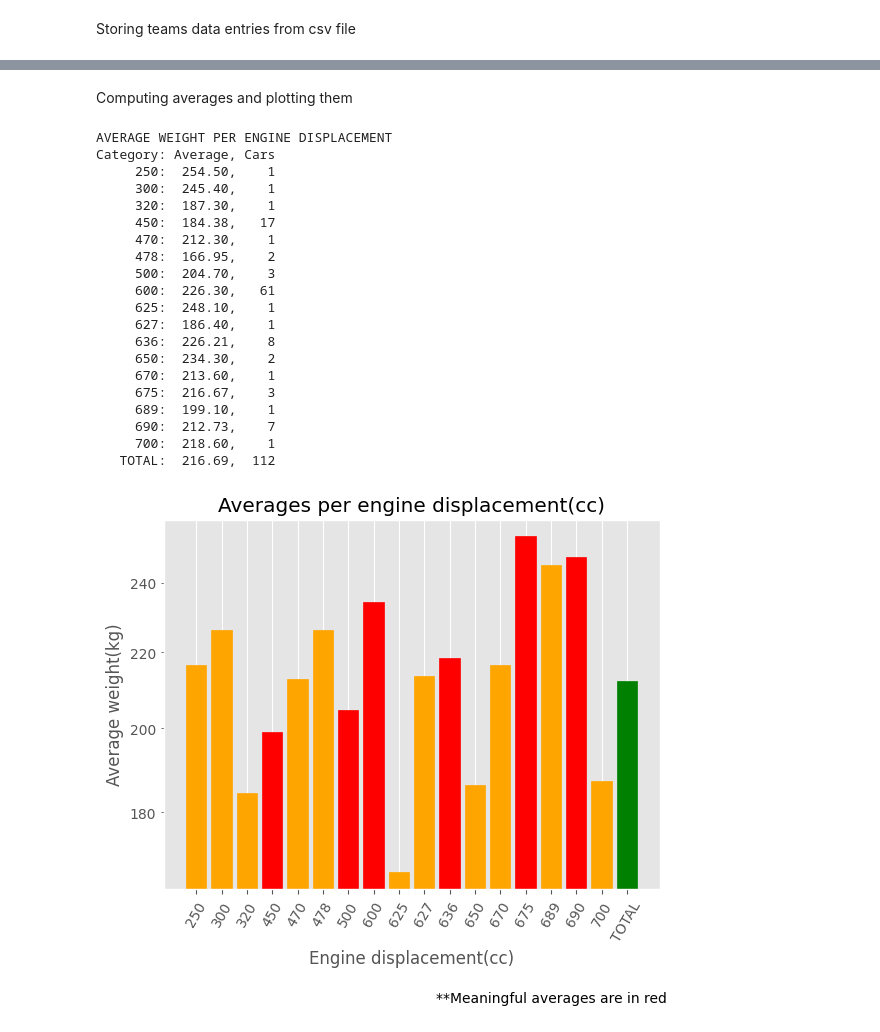
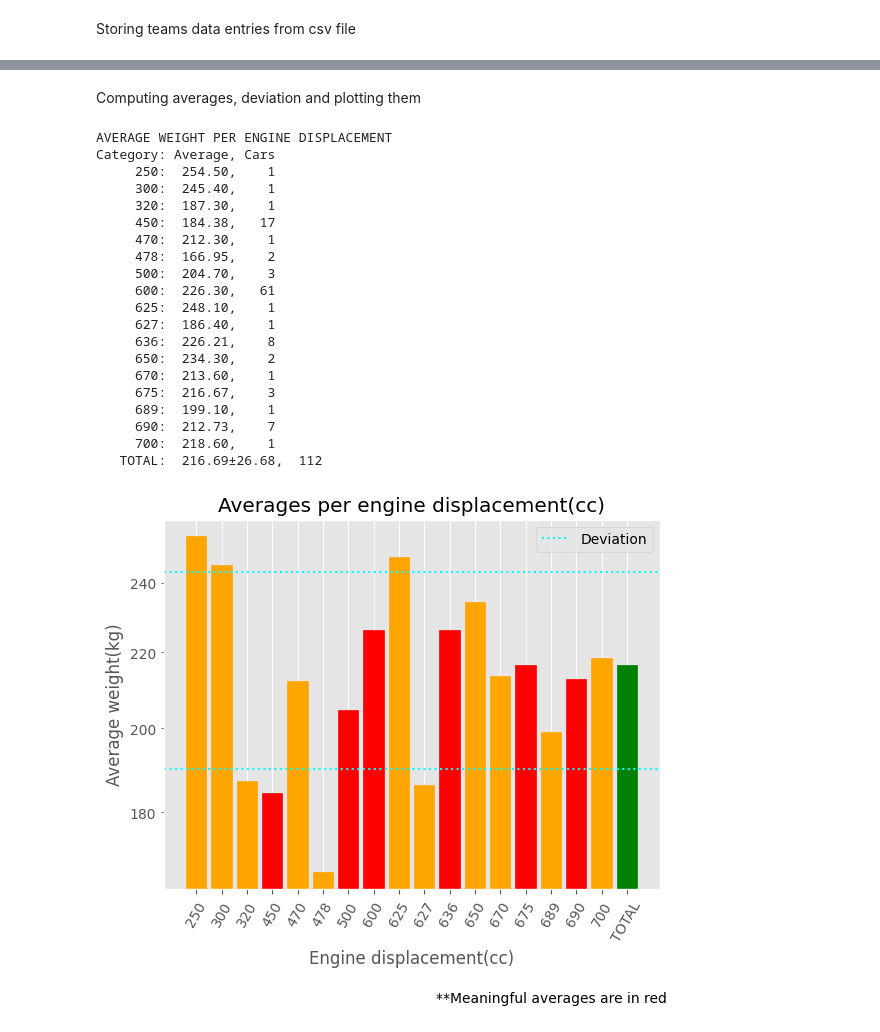
Before and after one commit to HL-2002/Formula-SAE-Data-Analysis, a Jupyter notebook: Analyses/weight analysis.ipynb, the cells around one changed output, grey strips where cells are left out. Drawn from its saved outputs; the diff is of its cells as text; code cells hidden in the pictures.

```diff
--- a/Analyses/weight analysis.ipynb
+++ b/Analyses/weight analysis.ipynb
@@ -47,5 +49,5 @@ for category in entries:
 # %% [markdown]
-Computing averages and plotting them
+Computing averages, deviation and plotting them
 # %%
 # Avrg computing
 averages = dict()
@@ -54,19 +56,31 @@ averages = dict()
 for category in entries:
     averages[category] = (np.mean(entries[category]), len(entries[category]))
 
+# Computing deviation
+s = np.sqrt(np.sum((entries["TOTAL"] - averages["TOTAL"][0])**2)/len(entries["TOTAL"]))
+
 print("AVERAGE WEIGHT PER ENGINE DISPLACEMENT", "Category: Average, Cars ", sep="\n")
 for category in sorted(averages):
-    print(f"{category:>8}: {averages[category][0]:>7.2f}, {averages[category][1]:>4}")
+    if category != "TOTAL":
+        print(f"{category:>8}: {averages[category][0]:>7.2f}, {averages[category][1]:>4}")
+    if category == "TOTAL":
+        print(f"{category:>8}: {averages[category][0]:>7.2f}±{s:.2f}, {averages[category][1]:>4}")
 
 # Plotting
 fig, ax = plt.subplots()
 
+# Clearing invalid data
+# averages = {key: value for key, value in averages.items() if value[1] >= 3}
+
 X = np.arange(len(averages))
-Y = np.array([x[0] for x in averages.values()])
+Y = np.array([averages[category][0] for category in sorted(averages)])
 
 barlist = ax.bar(X, Y)
+plt.axhline(averages["TOTAL"][0]+s, color="cyan", linestyle=":", label="Deviation")
+plt.axhline(averages["TOTAL"][0]-s, color="cyan", linestyle=":")
 
 # Formatting plot
+plt.legend(loc="upper right")
 ax.set_title("Averages per engine displacement(cc)")
 ax.set_xlabel("Engine displacement(cc)")
 ax.set_ylabel("Average weight(kg)")
@@ -80,32 +94,32 @@ x_ticks = sorted([key for key in averages.keys()])
 ax.set_xticks(np.arange(len(x_ticks)) ,labels=x_ticks)
 plt.xticks(rotation=60)
 
 # Coloring based on valid data
 for i, key in enumerate(sorted(averages)):
     if  averages[key][1] < 3:
         barlist[i].set_color('orange')
     else:
         barlist[i].set_color('red')
 barlist[-1].set_color('green')
 # %% [output]
 AVERAGE WEIGHT PER ENGINE DISPLACEMENT
 Category: Average, Cars
      250:  254.50,    1
      300:  245.40,    1
      320:  187.30,    1
      450:  184.38,   17
      470:  212.30,    1
      478:  166.95,    2
      500:  204.70,    3
      600:  226.30,   61
      625:  248.10,    1
      627:  186.40,    1
      636:  226.21,    8
      650:  234.30,    2
      670:  213.60,    1
      675:  216.67,    3
      689:  199.10,    1
      690:  212.73,    7
      700:  218.60,    1
-   TOTAL:  216.69,  112
+   TOTAL:  216.69±26.68,  112
-[figure, old version]
+[figure, new version]
```
Also changed, not shown: parts of 1 cell of this notebook.
